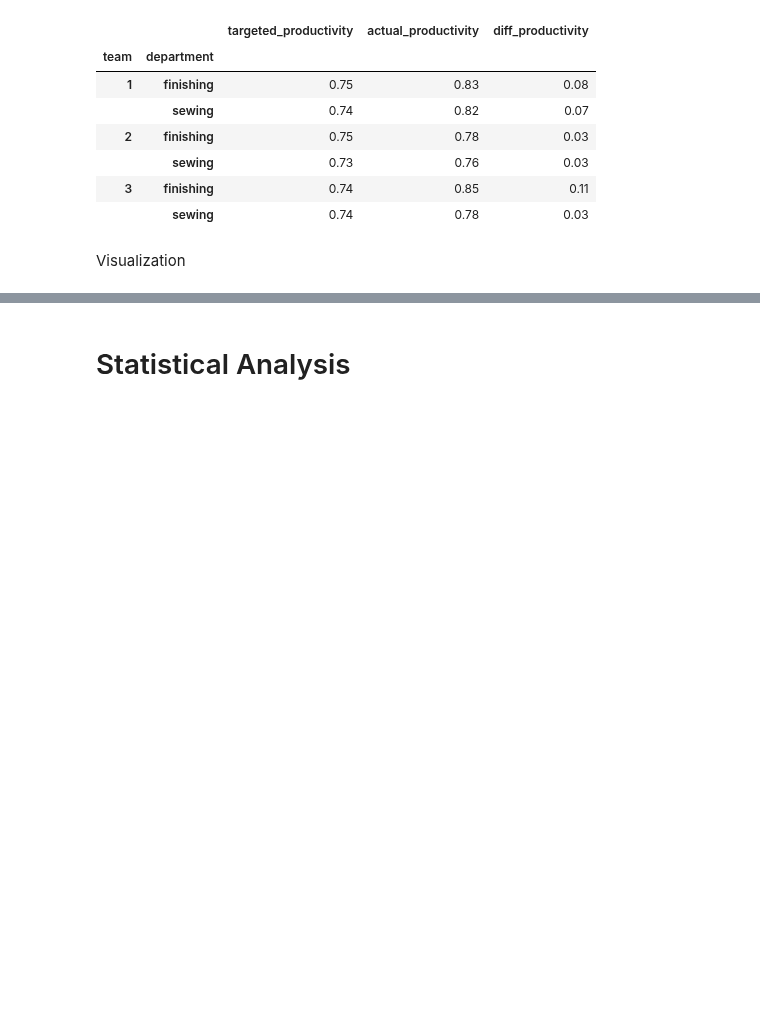
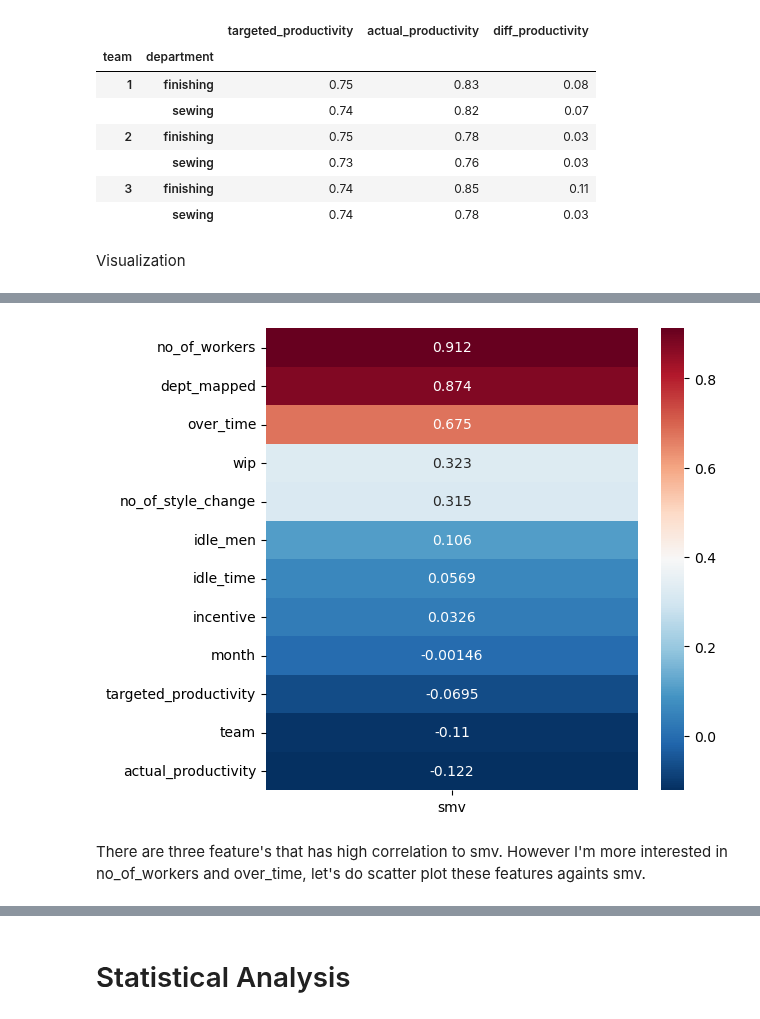
Before and after one commit to Alyxx-The-Sniper/DATA_SCIENCE_2022, a Jupyter notebook: Data_Science_Inference/2Garments_worker-Copy1.ipynb, the cells around one changed output, grey strips where cells are left out. Cells and saved outputs as stored; diff of their text form; code cells hidden in the pictures; blank space fills up the shorter version.

```diff
--- a/Data_Science_Inference/2Garments_worker-Copy1.ipynb
+++ b/Data_Science_Inference/2Garments_worker-Copy1.ipynb
@@ -691,0 +562,16 @@ plt.show()
+# %%
+def correlation_checker(col):
+    plt.figure(figsize=(6, 6))
+    corr_matrix = df.corr()
+
+    corr_target = corr_matrix[[col]].drop(labels=[col])
+    corr_target = corr_target.sort_values(by=[col], ascending=False)
+
+    sns.heatmap(corr_target, annot=True, fmt='.3', cmap='RdBu_r')
+    plt.show()
+# %%
+correlation_checker('smv')
+# %% [output]
+[figure, added]
+# %% [markdown]
+There are three feature's that has high correlation to smv. However I'm more interested in no_of_workers and over_time, let's do scatter plot these features againts smv.
```
Also changed, not shown: parts of 77 cells of this notebook.
